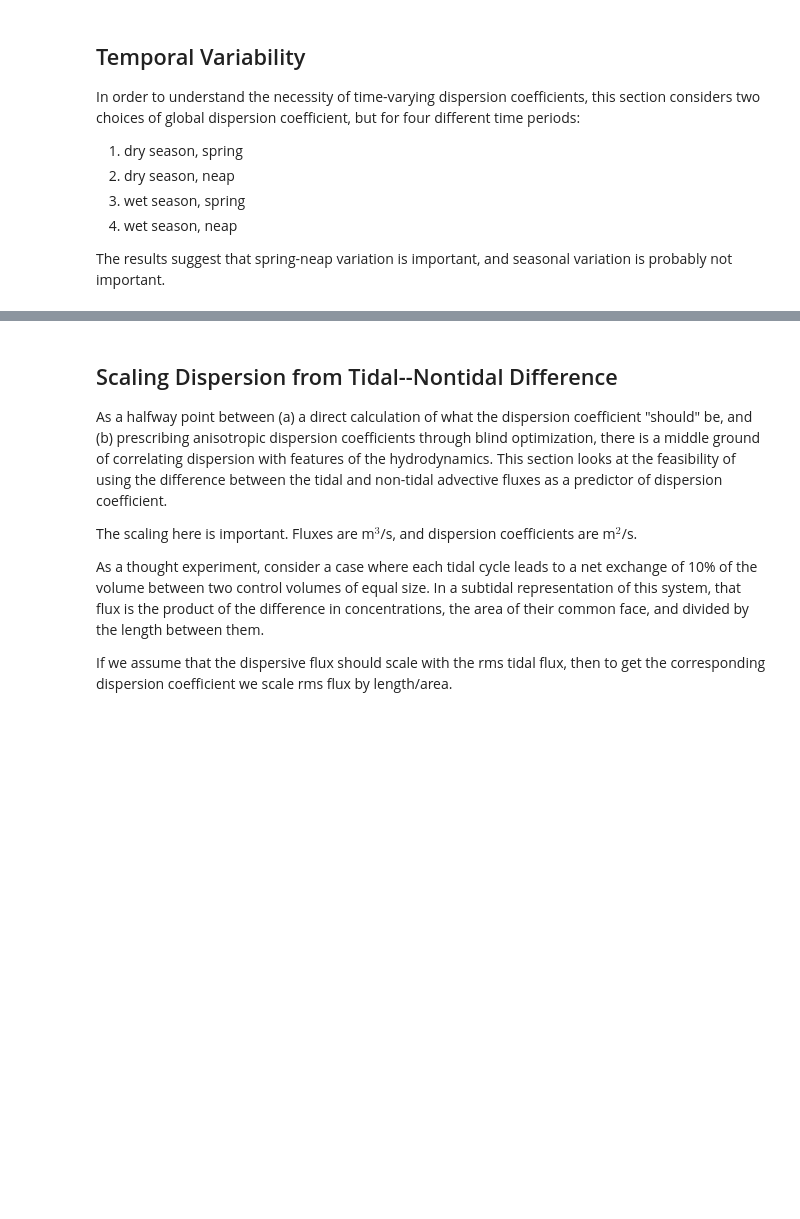
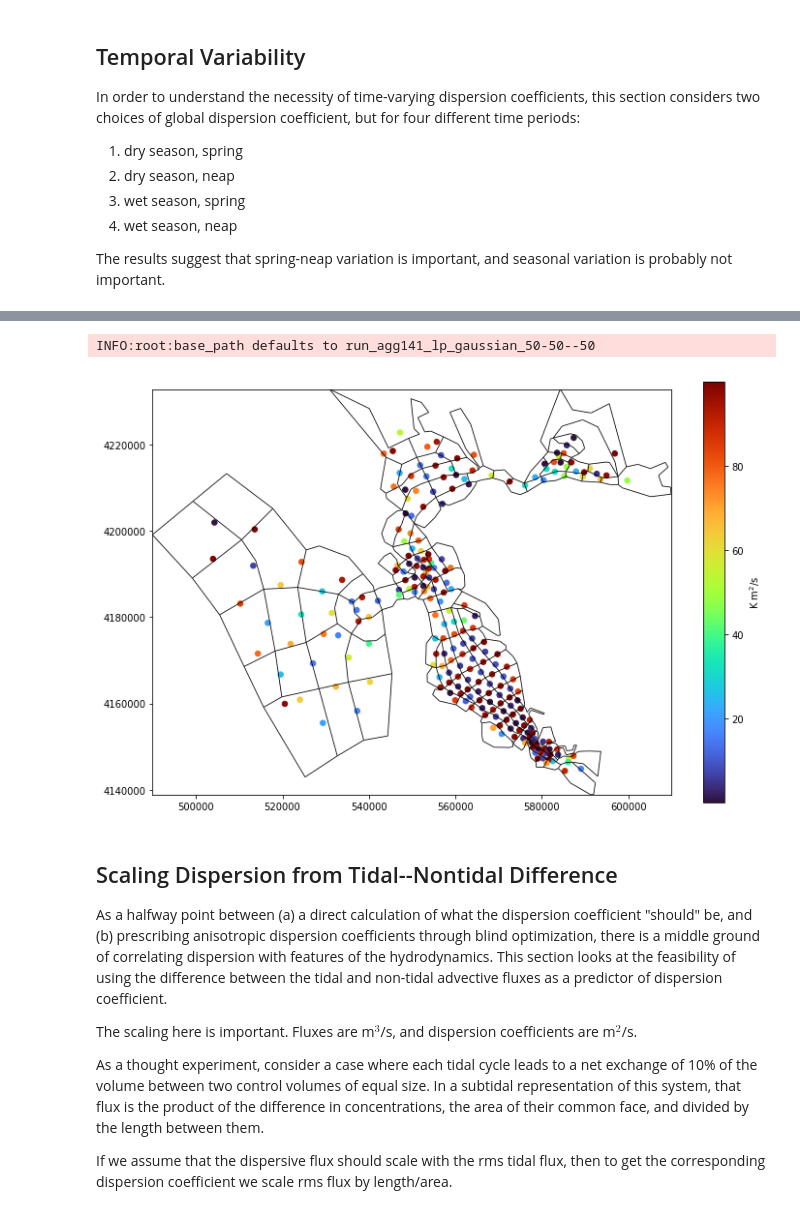
Before and after one commit to rustychris/agg_wy2013, a Jupyter notebook: tracer_tests/single_gaussian_v02.ipynb, the cells around one changed output, grey strips where cells are left out. Drawn from its saved outputs; the diff is of its cells as text; code cells hidden in the pictures; blank space fills up the shorter version.

```diff
--- a/tracer_tests/single_gaussian_v02.ipynb
+++ b/tracer_tests/single_gaussian_v02.ipynb
@@ -306,7 +413,7 @@ PermissionError: [Errno 13] Permission denied: b'/hpcvol1/rusty/dwaq/agg_wy2013/
 # %%
 # Configuration for anisotropic dispersion
 
-class ResidenceTimeKxy(ResidenceTime):
+class ResidenceTimeKxy(tc.ResidenceTime):
     """
     Extra code for specifying anisotropic dispersion. this could be moved
     to a mix-in class, or even part of Blobber.
@@ -330,33 +437,36 @@ class ResidenceTimeKxy(ResidenceTime):
 
         # use centroids to get edge normals.
         g_cc=self.hydro.grid().cells_centroid()
         link_vec=np.zeros((len(self.hydro.links),2),np.float64)
         int_links=np.all(self.hydro.links>=0,axis=1) # interior links
 
         link_vec[int_links,:] = utils.to_unit( g_cc[ self.hydro.links[int_links,1]] - g_cc[ self.hydro.links[int_links,0]] )
         # project tensor onto edge normal
         link_K=self.Kxy[0]*link_vec[:,0]**2 + self.Kxy[1]*link_vec[:,1]**2 + 2*self.Kxy[2]*link_vec[:,0]*link_vec[:,1]
         K[:self.hydro.n_exch_x]=link_K[self.hydro.exch_to_2d_link['link']]
         return K
     def plot_dispersion(self):
         Kexch=self.disp_array()
         # map that back to links
         link_K=[ Kexch[exchs[0]] for link,exchs in utils.enumerate_groups(self.hydro.exch_to_2d_link['link'])]
         link_K=np.array(link_K)
         g_cc=self.hydro.grid().cells_centroid()
         link_ctr=np.zeros((len(self.hydro.links),2),np.float64)
         int_links=np.all(self.hydro.links>=0,axis=1) # interior links
         link_ctr[int_links,:] = 0.5*(g_cc[ self.hydro.links[int_links,1]] + g_cc[ self.hydro.links[int_links,0]] )
         plt.figure(figsize=(12,8))
         self.hydro.grid().plot_edges(color='k')
         scat=plt.scatter(link_ctr[int_links,0],
                          link_ctr[int_links,1],
                          30,
                          link_K[int_links],cmap=cmap)
         plt.colorbar(scat,label="K m$^2$/s")
 
 res=ResidenceTimeKxy(hydro=hydro_agg141_lp,Kxy=[50,50,-50])
 res.plot_dispersion()
+# %% [output]
+INFO:root:base_path defaults to run_agg141_lp_gaussian_50-50--50
+[figure, added]
 # %% [markdown]
 Scaling Dispersion from Tidal--Nontidal Difference
 --
```
Also changed, not shown: parts of 9 cells of this notebook, 6 other files.
